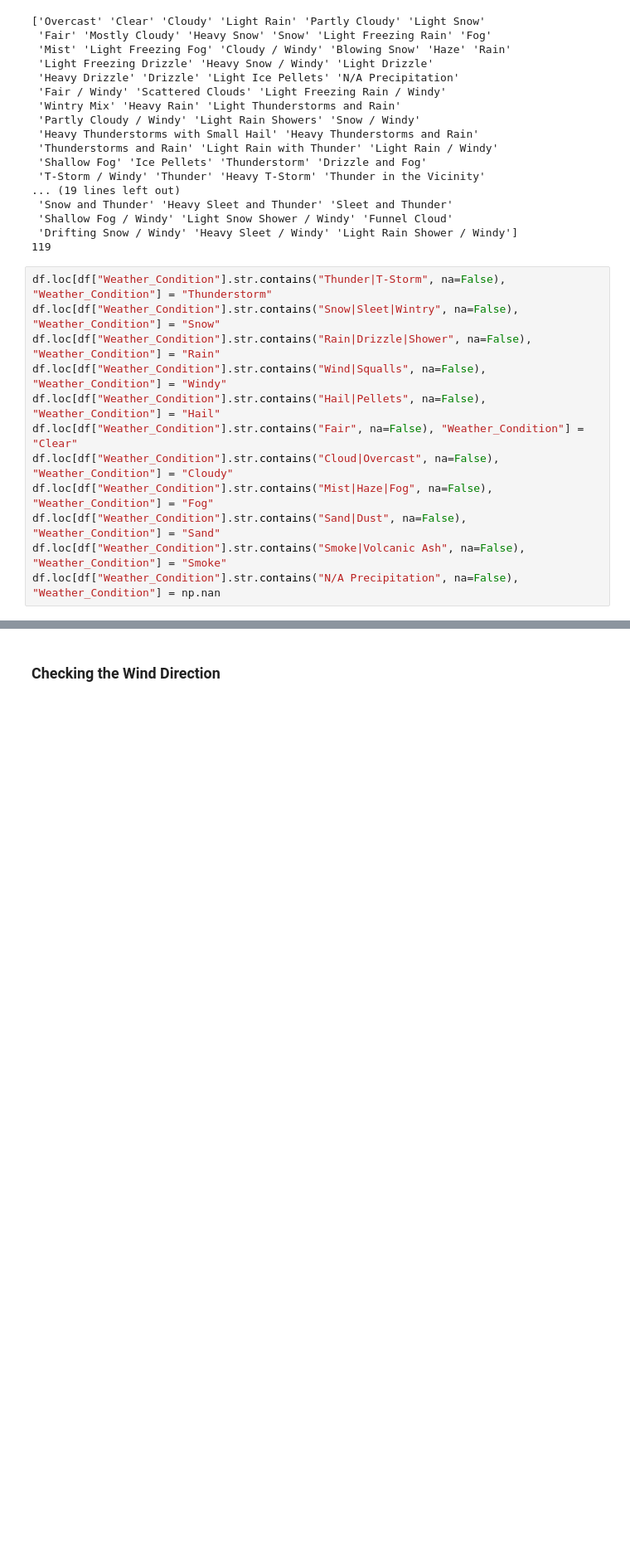
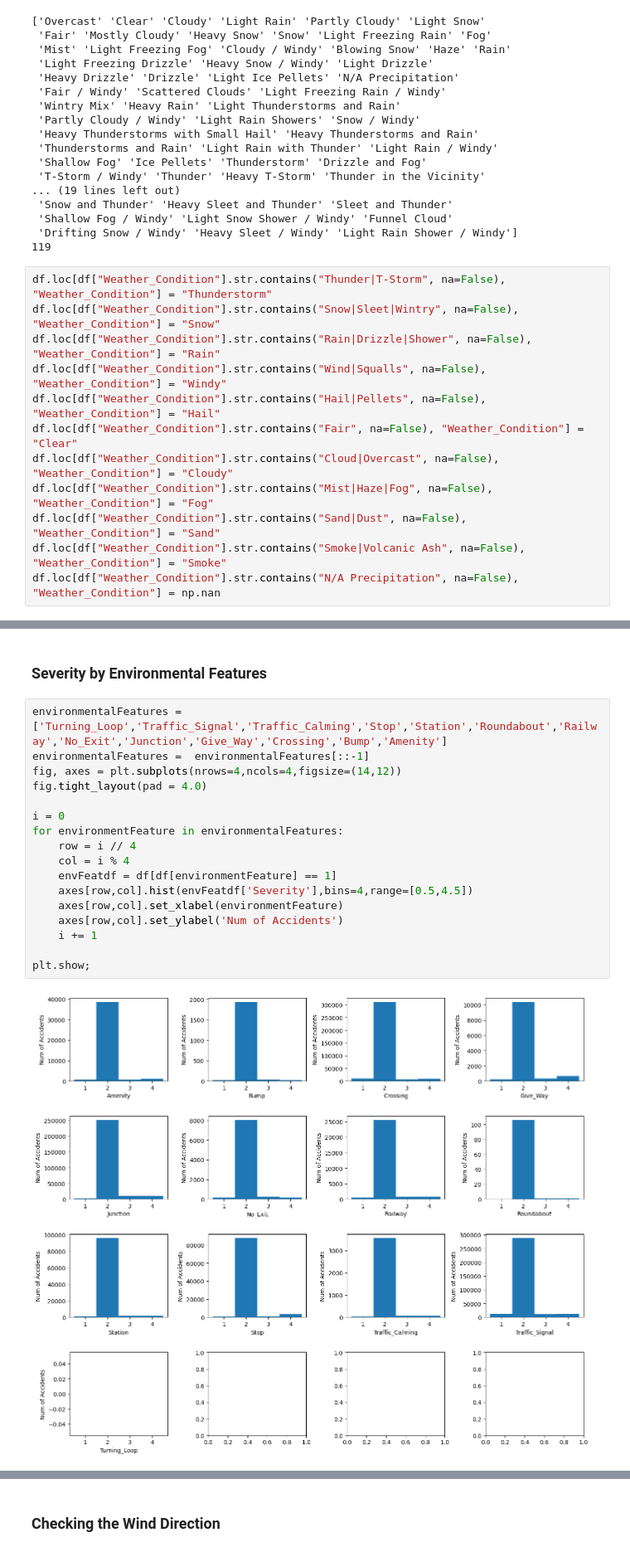
Before and after one commit to parchrist/MSAAI_500-01_Group_Final, a Jupyter notebook: US_Accidents_Technical_Report_V3.ipynb, the cells around one changed output, grey strips where cells are left out. Shown at 83% size. Cells and saved outputs as stored; diff of their text form; blank space fills up the shorter version.

```diff
--- a/US_Accidents_Technical_Report_V3.ipynb
+++ b/US_Accidents_Technical_Report_V3.ipynb
@@ -476,0 +523,21 @@ df.loc[df["Weather_Condition"].str.contains("N/A Precipitation", na=False), "Wea
+# %% [markdown]
+### Severity by Environmental Features
+# %%
+environmentalFeatures = ['Turning_Loop','Traffic_Signal','Traffic_Calming','Stop','Station','Roundabout','Railway','No_Exit','Junction','Give_Way','Crossing','Bump','Amenity']
+environmentalFeatures =  environmentalFeatures[::-1]
+fig, axes = plt.subplots(nrows=4,ncols=4,figsize=(14,12))
+fig.tight_layout(pad = 4.0)
+
+i = 0
+for environmentFeature in environmentalFeatures:
+    row = i // 4
+    col = i % 4
+    envFeatdf = df[df[environmentFeature] == 1]
+    axes[row,col].hist(envFeatdf['Severity'],bins=4,range=[0.5,4.5])
+    axes[row,col].set_xlabel(environmentFeature)
+    axes[row,col].set_ylabel('Num of Accidents')
+    i += 1
+
+plt.show;
+# %% [output]
+[figure, added]
```
Also changed, not shown: parts of 6 cells of this notebook.
